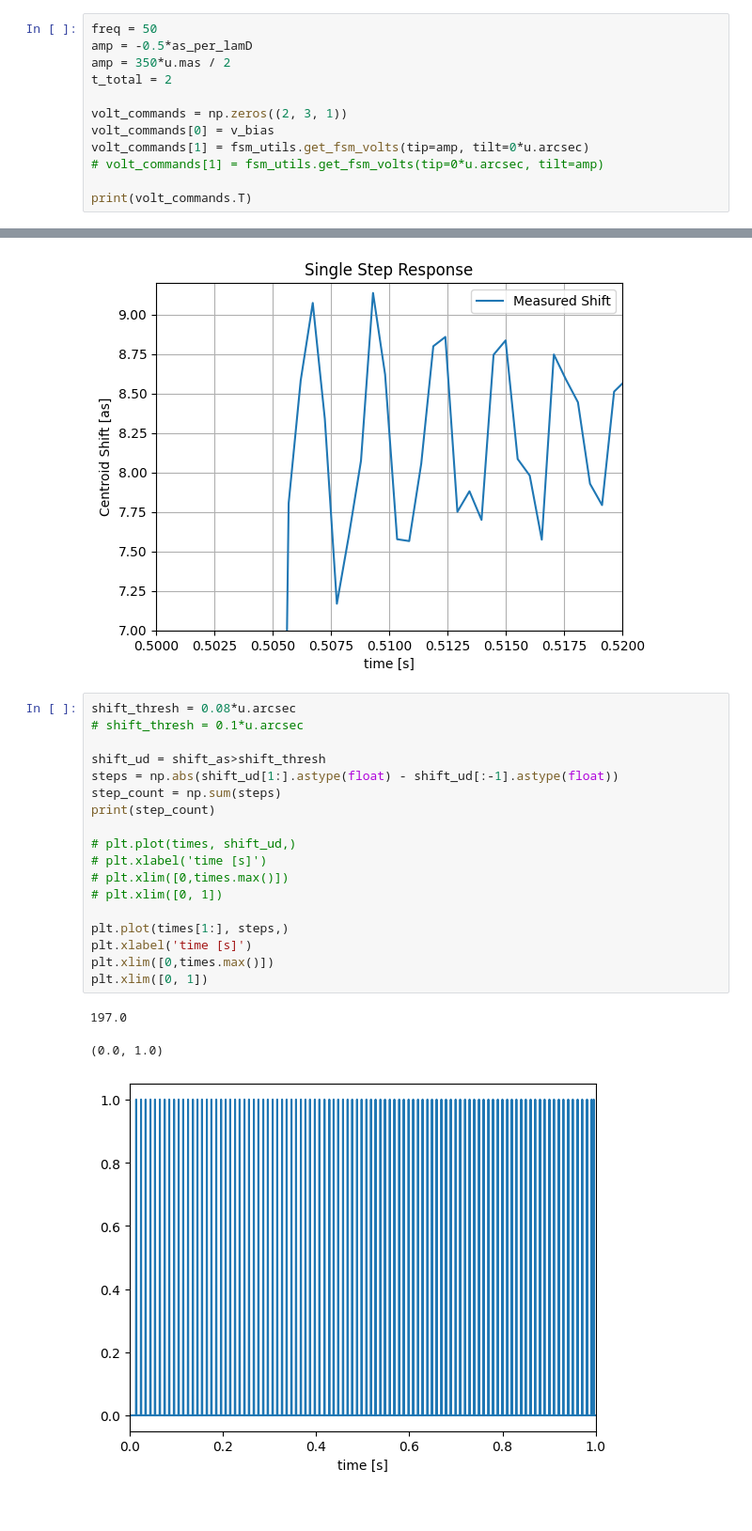
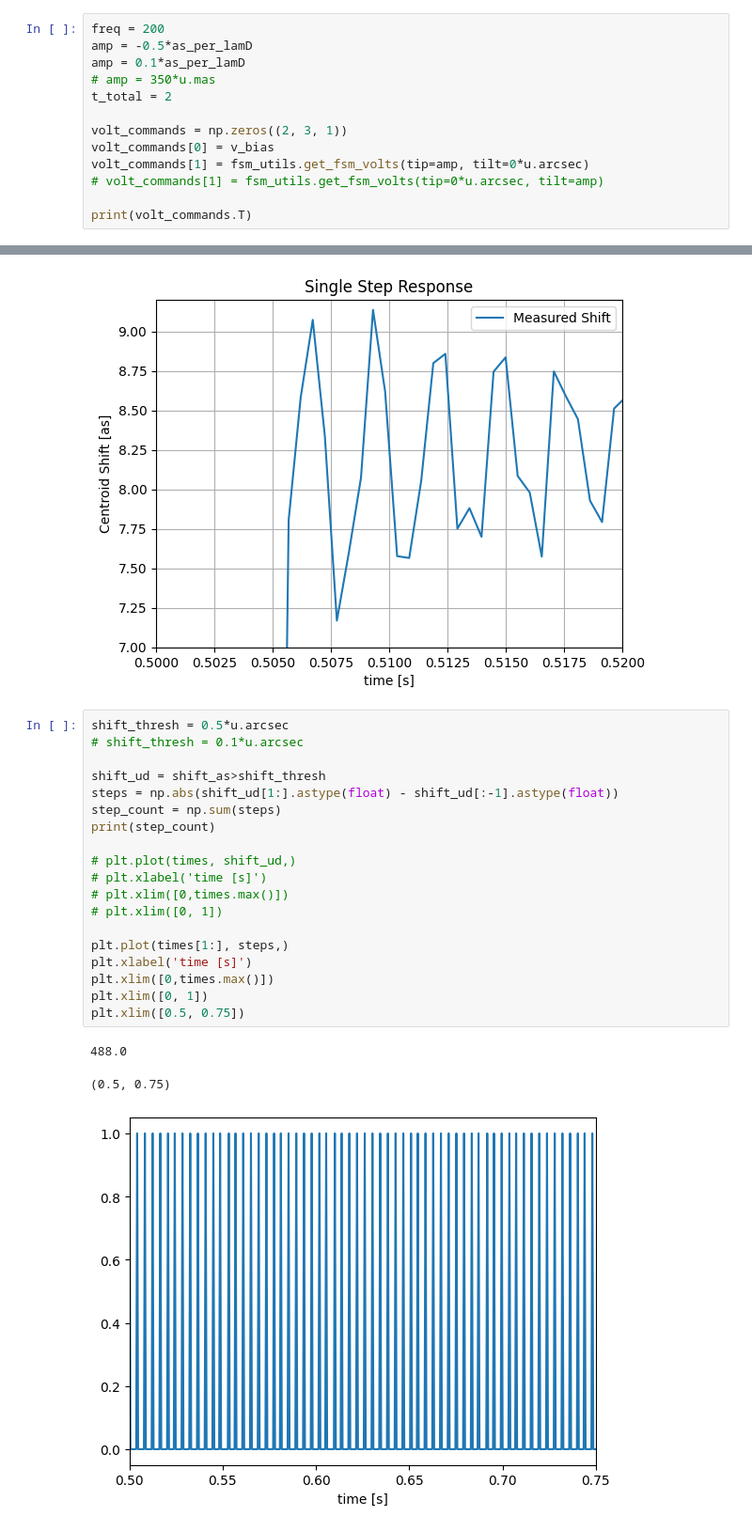
Before and after one commit to nick-lambert/fsm-exps, a Jupyter notebook: record_step_modulation.ipynb, the cells around one changed output, grey strips where cells are left out. Shown: that part at 94% size. Saved outputs shown, nothing was run; the diff lists cells and outputs as text.

```diff
--- a/record_step_modulation.ipynb
+++ b/record_step_modulation.ipynb
@@ -112,7 +118,8 @@ fsm.write(v_bias)
 # %%
-freq = 50
+freq = 200
 amp = -0.5*as_per_lamD
-amp = 350*u.mas / 2
+amp = 0.1*as_per_lamD
+# amp = 350*u.mas
 t_total = 2
 
 volt_commands = np.zeros((2, 3, 1))
@@ -272,24 +280,25 @@ plt.legend()
 <matplotlib.legend.Legend at 0x...>
 [figure]
 # %%
-shift_thresh = 0.08*u.arcsec
+shift_thresh = 0.5*u.arcsec
 # shift_thresh = 0.1*u.arcsec
 
 shift_ud = shift_as>shift_thresh
 steps = np.abs(shift_ud[1:].astype(float) - shift_ud[:-1].astype(float))
 step_count = np.sum(steps)
 print(step_count)
 
 # plt.plot(times, shift_ud,)
 # plt.xlabel('time [s]')
 # plt.xlim([0,times.max()])
 # plt.xlim([0, 1])
 
 plt.plot(times[1:], steps,)
 plt.xlabel('time [s]')
 plt.xlim([0,times.max()])
 plt.xlim([0, 1])
+plt.xlim([0.5, 0.75])
 # %% [output]
-197.0
+488.0
-(0.0, 1.0)
+(0.5, 0.75)
-[figure, old version]
+[figure, new version]
```
Also changed, not shown: parts of 8 cells of this notebook, 3 other files.
